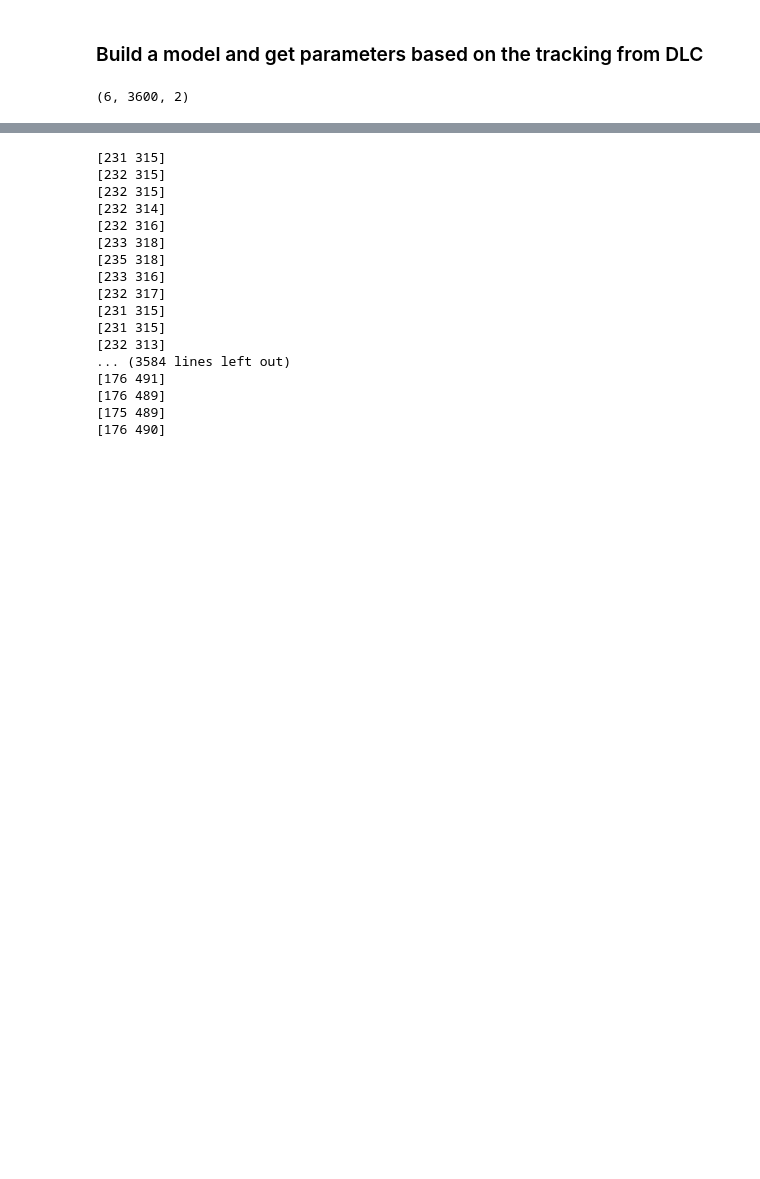
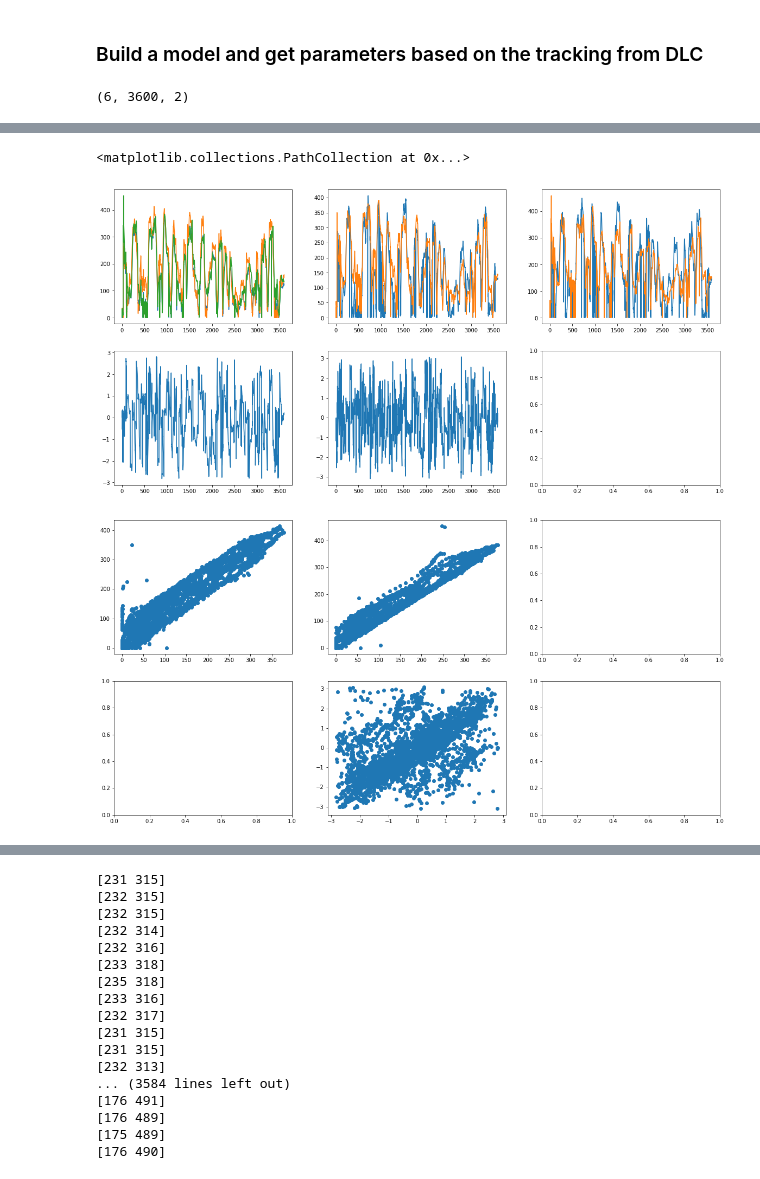
Before and after one commit to melisamc89/social_interaction, a Jupyter notebook: src/ethogram_parameters.ipynb, the cells around one changed output, grey strips where cells are left out. Drawn from its saved outputs; the diff is of its cells as text; code cells hidden in the pictures; blank space fills up the shorter version.

```diff
--- a/src/ethogram_parameters.ipynb
+++ b/src/ethogram_parameters.ipynb
@@ -372,0 +495,23 @@ print(parameters.t1t2)
+# %%
+print(parameters[3599].direction_parameters.b1b2)
+
+b1b2 = [parameters[i].distance_parameters.b1b2 for i in range(3600)]
+b1h2 = [parameters[i].distance_parameters.b1h2 for i in range(3600)]
+b1t2 = [parameters[i].distance_parameters.b1t2 for i in range(3600)]
+b2h1 = [parameters[i].distance_parameters.b2h1 for i in range(3600)]
+b2t1 = [parameters[i].distance_parameters.b2t1 for i in range(3600)]
+h1h2 = [parameters[i].distance_parameters.h1h2 for i in range(3600)]
+t1t2 = [parameters[i].distance_parameters.t1t2 for i in range(3600)]
+
+c_b1b2 = [parameters[i].distance_parameters.c_b1b2 for i in range(3600)]
+c_h1h2 = [parameters[i].distance_parameters.c_h1h2 for i in range(3600)]
+c_b1t2 = [parameters[i].distance_parameters.c_b1t2 for i in range(3600)]
+c_b2t1 = [parameters[i].distance_parameters.c_b2t1 for i in range(3600)]
+c_h1t2 = [parameters[i].distance_parameters.c_h1t2 for i in range(3600)]
+c_h2t1 = [parameters[i].distance_parameters.c_h2t1 for i in range(3600)]
+
+
+ab1b2 = [parameters[i].direction_parameters.b1b2 for i in range(3600)]
+ab1h2 = [parameters[i].direction_parameters.b1h2 for i in range(3600)]
+ab2h1 = [parameters[i].direction_parameters.b2h1 for i in range(3600)]
+ah1h2 = [parameters[i].direction_parameters.h1h2 for i in range(3600)]
@@ -373,3 +595,28 @@ print(parameters.t1t2)
+# %%
+figure, axes = plt.subplots(2,3,figsize = (20,10))
+
+axes[0,0].plot(b1b2)
+axes[0,0].plot(b1h2)
+axes[0,0].plot(b1t2)
+
+axes[0,1].plot(b2h1)
+axes[0,1].plot(b2t1)
+
+axes[0,2].plot(h1h2)
+axes[0,2].plot(t1t2)
+
+axes[1,0].plot(ab1b2)
+axes[1,1].plot(ah1h2)
+
+figure2, axes2 = plt.subplots(2,3,figsize = (20,10))
+axes2[0,0].scatter(b1b2,b1h2)
+axes2[0,1].scatter(b1b2,b1t2)
+
+axes2[1,1].scatter(ab1b2,ah1h2)
+# %% [output]
+<matplotlib.collections.PathCollection at 0x...>
+[figure, added]
+[figure, added]
 # %%
 frame_n = 1000
 
```
Also changed, not shown: parts of 21 cells of this notebook.
